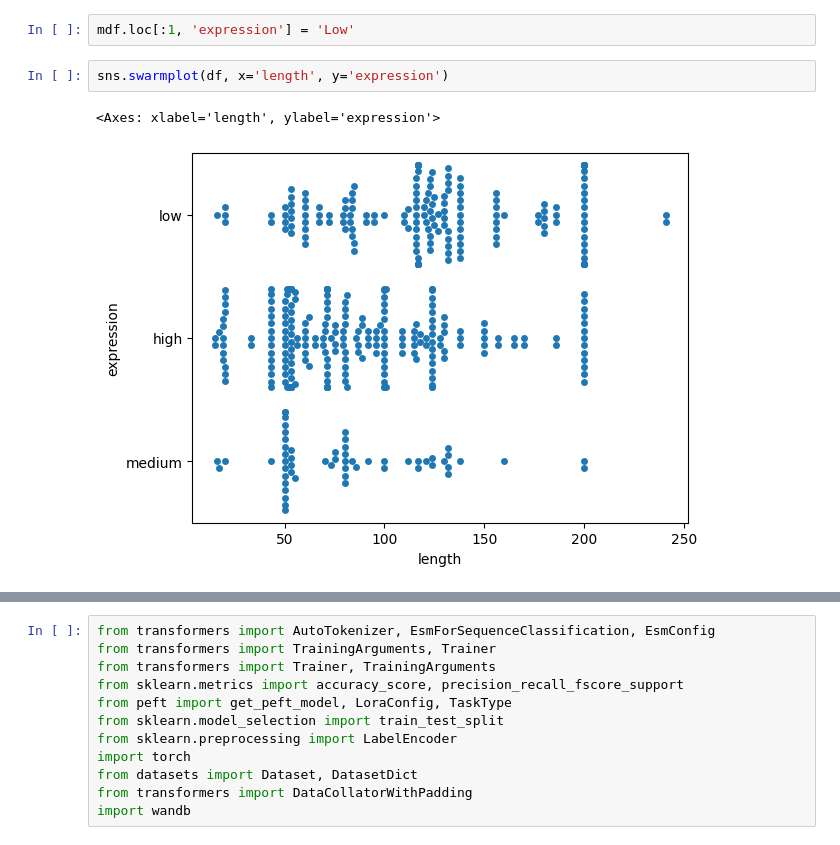
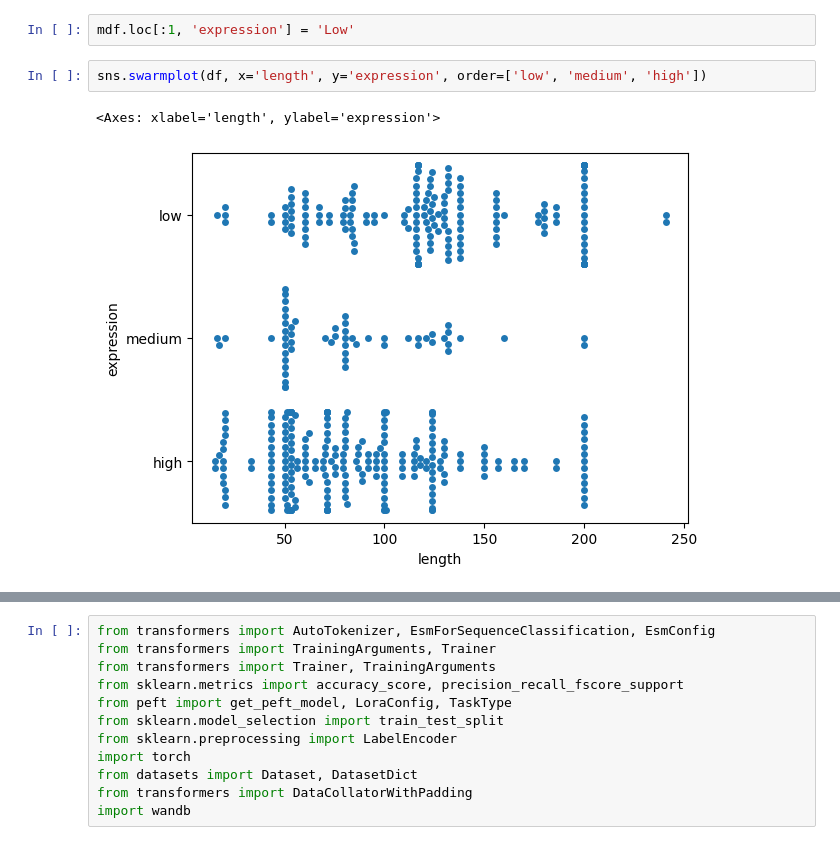
Before and after one commit to ANaka/egfr_binder_expression, a Jupyter notebook: notebooks/dataset.ipynb, the cells around one changed output, grey strips where cells are left out. Saved outputs shown, nothing was run; the diff lists cells and outputs as text.

```diff
--- a/notebooks/dataset.ipynb
+++ b/notebooks/dataset.ipynb
@@ -38,9 +38,9 @@ mdf = df.drop(columns=['expression']).merge(clean_exp, on=['name', 'replicate',]
 # %%
 mdf.loc[:1, 'expression'] = 'Low'
 # %%
-sns.swarmplot(df, x='length', y='expression')
+sns.swarmplot(df, x='length', y='expression', order=['low', 'medium', 'high'])
 # %% [output]
 <Axes: xlabel='length', ylabel='expression'>
-[figure, old version]
+[figure, new version]
 # %%
 
```
Also changed, not shown: parts of 1 cell of this notebook.
